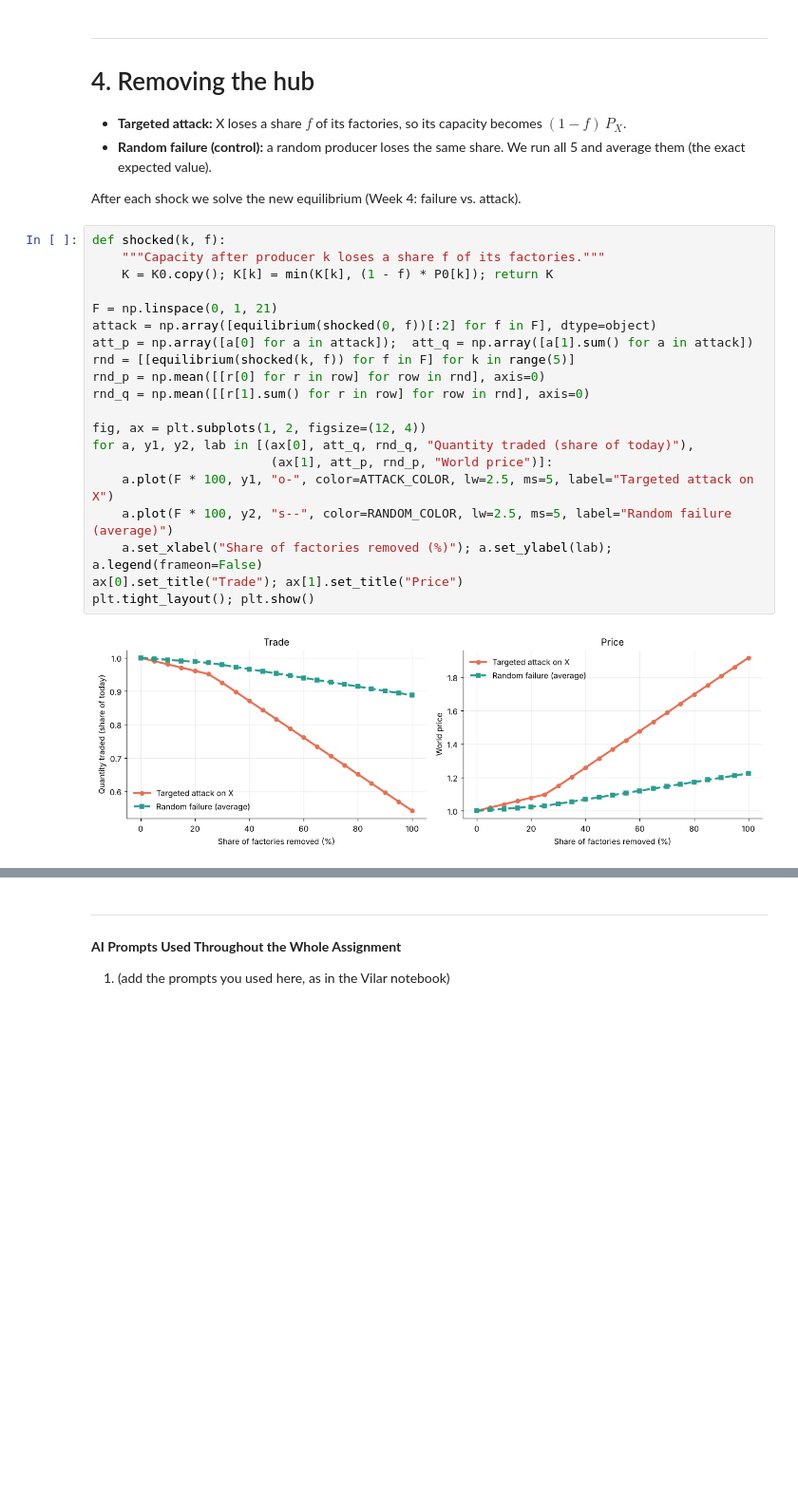
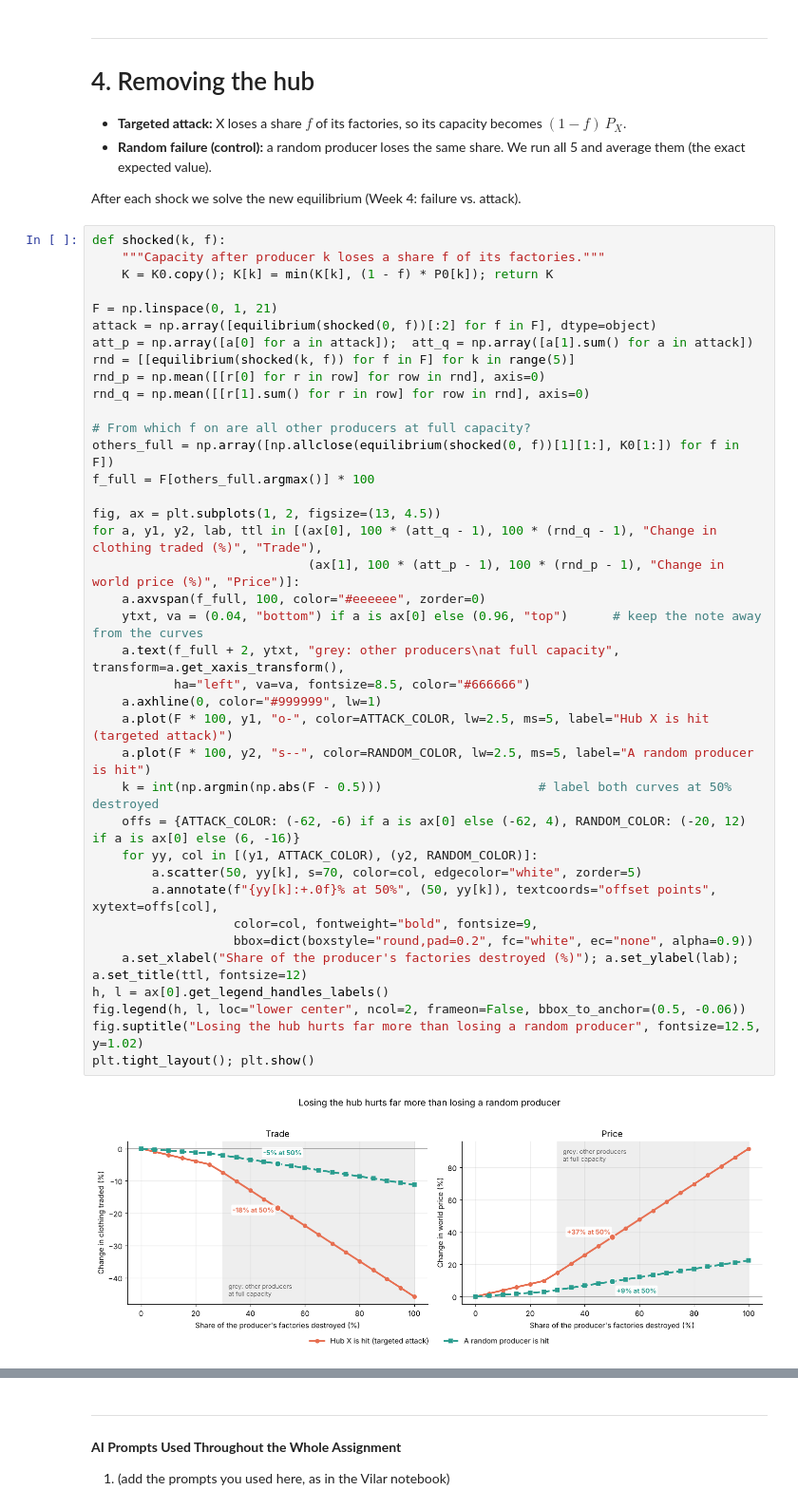
Before and after one commit to radiah23/Modeling-Fast-Fashion-Supply-Chain, a Jupyter notebook: Networks_FP_Model2.ipynb, the cells around one changed output, grey strips where cells are left out. Shown at 95% size. Drawn from its saved outputs; the diff is of its cells as text; blank space fills up the shorter version.

```diff
--- a/Networks_FP_Model2.ipynb
+++ b/Networks_FP_Model2.ipynb
@@ -158,23 +191,41 @@ After each shock we solve the new equilibrium (Week 4: failure vs. attack).
 # %%
 def shocked(k, f):
     """Capacity after producer k loses a share f of its factories."""
     K = K0.copy(); K[k] = min(K[k], (1 - f) * P0[k]); return K
 
 F = np.linspace(0, 1, 21)
 attack = np.array([equilibrium(shocked(0, f))[:2] for f in F], dtype=object)
 att_p = np.array([a[0] for a in attack]);  att_q = np.array([a[1].sum() for a in attack])
 rnd = [[equilibrium(shocked(k, f)) for f in F] for k in range(5)]
 rnd_p = np.mean([[r[0] for r in row] for row in rnd], axis=0)
 rnd_q = np.mean([[r[1].sum() for r in row] for row in rnd], axis=0)
 
-fig, ax = plt.subplots(1, 2, figsize=(12, 4))
-for a, y1, y2, lab in [(ax[0], att_q, rnd_q, "Quantity traded (share of today)"),
-                        (ax[1], att_p, rnd_p, "World price")]:
-    a.plot(F * 100, y1, "o-", color=ATTACK_COLOR, lw=2.5, ms=5, label="Targeted attack on X")
-    a.plot(F * 100, y2, "s--", color=RANDOM_COLOR, lw=2.5, ms=5, label="Random failure (average)")
-    a.set_xlabel("Share of factories removed (%)"); a.set_ylabel(lab); a.legend(frameon=False)
-ax[0].set_title("Trade"); ax[1].set_title("Price")
+# From which f on are all other producers at full capacity?
+others_full = np.array([np.allclose(equilibrium(shocked(0, f))[1][1:], K0[1:]) for f in F])
+f_full = F[others_full.argmax()] * 100
+
+fig, ax = plt.subplots(1, 2, figsize=(13, 4.5))
+for a, y1, y2, lab, ttl in [(ax[0], 100 * (att_q - 1), 100 * (rnd_q - 1), "Change in clothing traded (%)", "Trade"),
+                             (ax[1], 100 * (att_p - 1), 100 * (rnd_p - 1), "Change in world price (%)", "Price")]:
+    a.axvspan(f_full, 100, color="#eeeeee", zorder=0)
+    ytxt, va = (0.04, "bottom") if a is ax[0] else (0.96, "top")      # keep the note away from the curves
+    a.text(f_full + 2, ytxt, "grey: other producers\nat full capacity", transform=a.get_xaxis_transform(),
+           ha="left", va=va, fontsize=8.5, color="#666666")
+    a.axhline(0, color="#999999", lw=1)
+    a.plot(F * 100, y1, "o-", color=ATTACK_COLOR, lw=2.5, ms=5, label="Hub X is hit (targeted attack)")
+    a.plot(F * 100, y2, "s--", color=RANDOM_COLOR, lw=2.5, ms=5, label="A random producer is hit")
+    k = int(np.argmin(np.abs(F - 0.5)))                     # label both curves at 50% destroyed
+    offs = {ATTACK_COLOR: (-62, -6) if a is ax[0] else (-62, 4), RANDOM_COLOR: (-20, 12) if a is ax[0] else (6, -16)}
+    for yy, col in [(y1, ATTACK_COLOR), (y2, RANDOM_COLOR)]:
+        a.scatter(50, yy[k], s=70, color=col, edgecolor="white", zorder=5)
+        a.annotate(f"{yy[k]:+.0f}% at 50%", (50, yy[k]), textcoords="offset points", xytext=offs[col],
+                   color=col, fontweight="bold", fontsize=9,
+                   bbox=dict(boxstyle="round,pad=0.2", fc="white", ec="none", alpha=0.9))
+    a.set_xlabel("Share of the producer's factories destroyed (%)"); a.set_ylabel(lab); a.set_title(ttl, fontsize=12)
+h, l = ax[0].get_legend_handles_labels()
+fig.legend(h, l, loc="lower center", ncol=2, frameon=False, bbox_to_anchor=(0.5, -0.06))
+fig.suptitle("Losing the hub hurts far more than losing a random producer", fontsize=12.5, y=1.02)
 plt.tight_layout(); plt.show()
 # %% [output]
-[figure, old version]
+[figure, new version]
 # %% [markdown]
```
Also changed, not shown: parts of 7 cells of this notebook.
